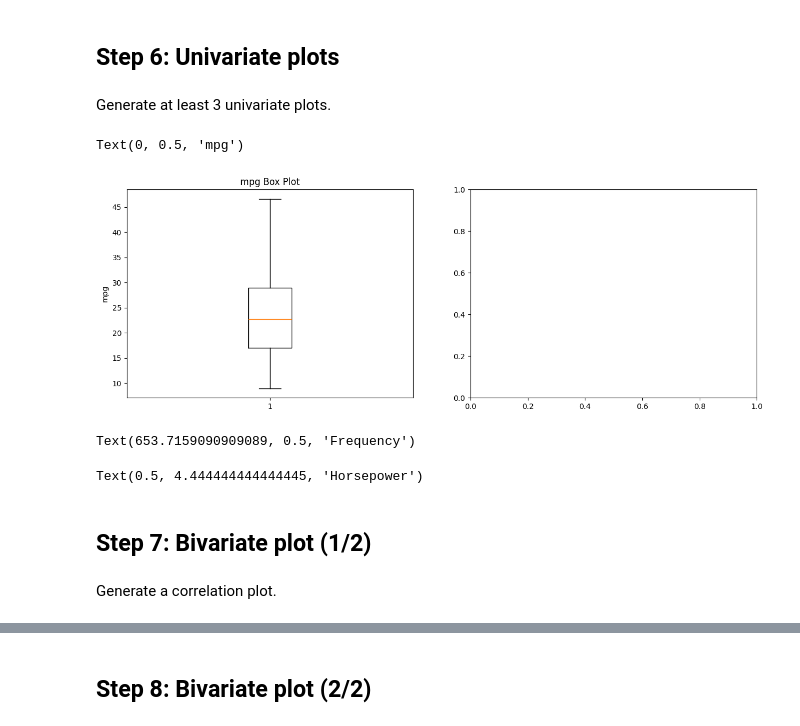
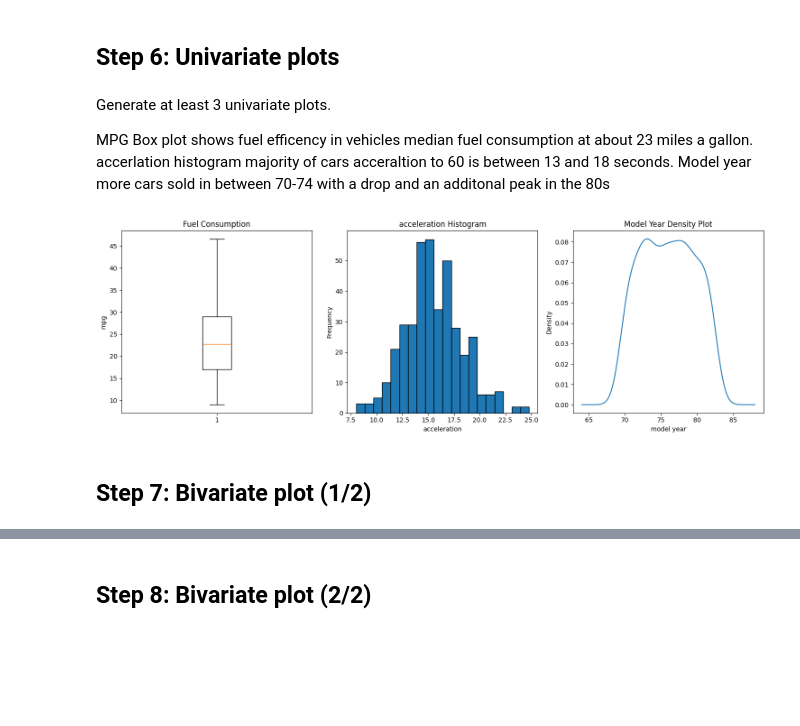
Before and after one commit to cyeef/Data-Science-Portfolio-C21-, a Jupyter notebook: Exercises/3b-EDA.Exercise.ipynb, the cells around one changed output, grey strips where cells are left out. Saved outputs shown, nothing was run; the diff lists cells and outputs as text; code cells hidden in the pictures; blank space fills up the shorter version.

```diff
--- a/Exercises/3b-EDA.Exercise.ipynb
+++ b/Exercises/3b-EDA.Exercise.ipynb
@@ -264,32 +271,34 @@ df['acceleration'].describe()   # summary statistics on the Weight column
 dtype: float64
 # %% [markdown]
 ## Step 6: Univariate plots
-# %% [markdown]
-Generate at least 3 univariate plots.
-# %%
-fig, axes = plt.subplots(1,2, figsize=(15, 5))  # Box plot
-axes[0].boxplot(df['mpg'].dropna())
-axes[0].set_title('mpg Box Plot')
-axes[0].set_ylabel('mpg')
-# %% [output]
-Text(0, 0.5, 'mpg')
-[figure, removed]
-# %%
-# Histogram
-axes[1].hist(df['model year'].dropna(), bins=20, edgecolor='black')
-axes[1].set_title('model year Histogram')
-axes[1].set_xlabel('model year')
-axes[1].set_ylabel('Frequency')
-# %% [output]
-Text(653.7159090909089, 0.5, 'Frequency')
-# %%
-# Density Plot
-df['horsepower'].dropna().plot.kde(ax=axes[1])
-axes[1].set_title('Horsepower Density Plot')
-axes[1].set_xlabel('Horsepower')
-# %% [output]
-Text(0.5, 4.444444444444445, 'Horsepower')
+# %% [markdown]
+Generate at least 3 univariate plots.
+
+MPG Box plot shows fuel efficency in vehicles median fuel consumption at about 23 miles a gallon.
+accerlation histogram majority of cars acceraltion to 60 is between 13 and 18 seconds.
+Model year more cars sold in between 70-74 with a drop and an additonal peak in the 80s
+# %%
+fig, axes = plt.subplots(1, 3, figsize=(15, 5))
+
+# Box Plot
+axes[0].boxplot(df['mpg'].dropna())
+axes[0].set_title('Fuel Consumption')
+axes[0].set_ylabel('mpg')
+
+# Histogram
+axes[1].hist(df['acceleration'].dropna(), bins=20, edgecolor='black')
+axes[1].set_title('acceleration Histogram')
+axes[1].set_xlabel('acceleration')
+axes[1].set_ylabel('Frequency')
+
+# Density Plot
+df['model year'].dropna().plot.kde(ax=axes[2])
+axes[2].set_title('Model Year Density Plot')
+axes[2].set_xlabel('model year')
+
+plt.tight_layout()
+plt.show()
+# %% [output]
+[figure, added]
 # %% [markdown]
 ## Step 7: Bivariate plot (1/2)
-# %% [markdown]
-Generate a correlation plot.
```
Also changed, not shown: parts of 6 cells of this notebook.
